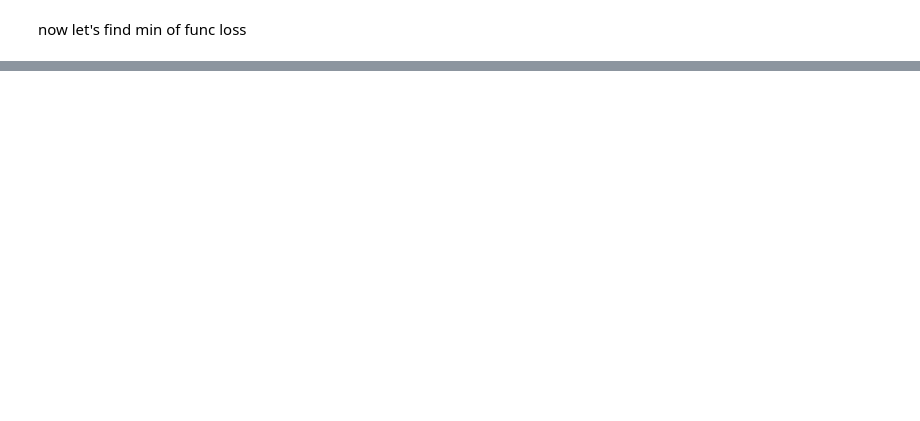
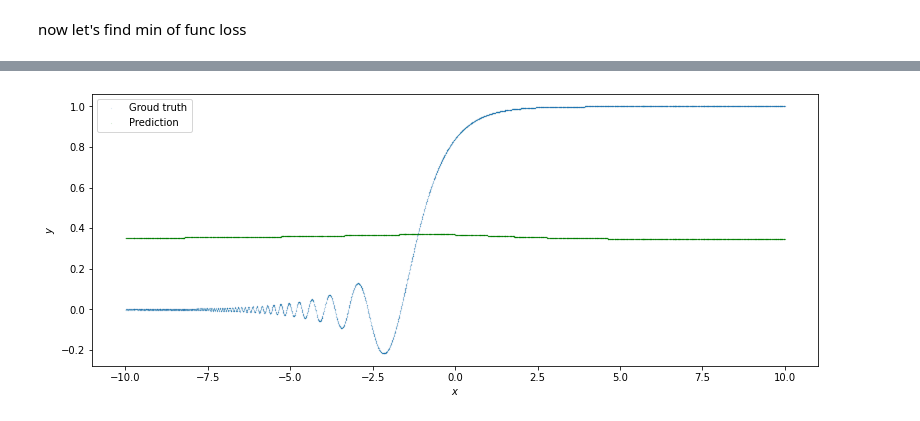
Before and after one commit to saian65/Neural-Networks, a Jupyter notebook: PyTorch_SinNet_2^x_sin(2^_x).ipynb, the cells around one changed output, grey strips where cells are left out. Cells and saved outputs as stored; diff of their text form; code cells hidden in the pictures; blank space fills up the shorter version.

```diff
--- a/PyTorch_SinNet_2^x_sin(2^_x).ipynb
+++ b/PyTorch_SinNet_2^x_sin(2^_x).ipynb
@@ -80,15 +87,23 @@ class SineNet(torch.nn.Module):
         super(SineNet, self).__init__()
         self.fc1 = torch.nn.Linear(1, n_hidden_neurons)
         self.act1 = torch.nn.Sigmoid()
-        self.fc2 = torch.nn.Linear(n_hidden_neurons, 1)
+
+        self.fc2 = torch.nn.Linear(n_hidden_neurons, n_hidden_neurons)
+        self.act2 = torch.nn.Sigmoid()
+
+        self.fc3 = torch.nn.Linear(n_hidden_neurons, 1)
 
     def forward(self, x):
         x = self.fc1(x)
         x = self.act1(x)
+
         x = self.fc2(x)
+        x = self.act2(x)
+
+        x = self.fc3(x)
         return x
 # %%
-sine_net = SineNet(10000)
+sine_net = SineNet(200)
 # %% [markdown]
 now let's find min of func loss
 # %%
@@ -99,14 +115,12 @@ def loss_RMSE(pred, target):
     return squares.mean()
 # %%
-for epoch_index in range(2000):
+for epoch_index in range(15):
     optimizer.zero_grad()
 
-    y_pred = sine_net.forward(x_train)
+    y_pred = sine_net.forward(X_train)
     loss_val = loss_RMSE(y_pred, y_train)
 
     loss_val.backward()
 
     optimizer.step()
-
-predict(sine_net, x_validation, y_validation)
 # %% [output]
@@ -113,0 +142,13 @@ RuntimeError: ignored
+# %%
+def predict(net, x, y):
+    y_pred = net.forward(x)
+
+    plt.plot(x.numpy(), y.numpy(), '.',ms=0.1, label='Groud truth')
+    plt.plot(x.numpy(), y_pred.data.numpy(), '.',ms=0.1, c='g', label='Prediction');
+    plt.legend(loc='upper left')
+    plt.xlabel('$x$')
+    plt.ylabel('$y$')
+# %%
+predict(sine_net, X_valid, y_valid)
+# %% [output]
+[figure, added]
```
Also changed, not shown: parts of 17 cells of this notebook.
